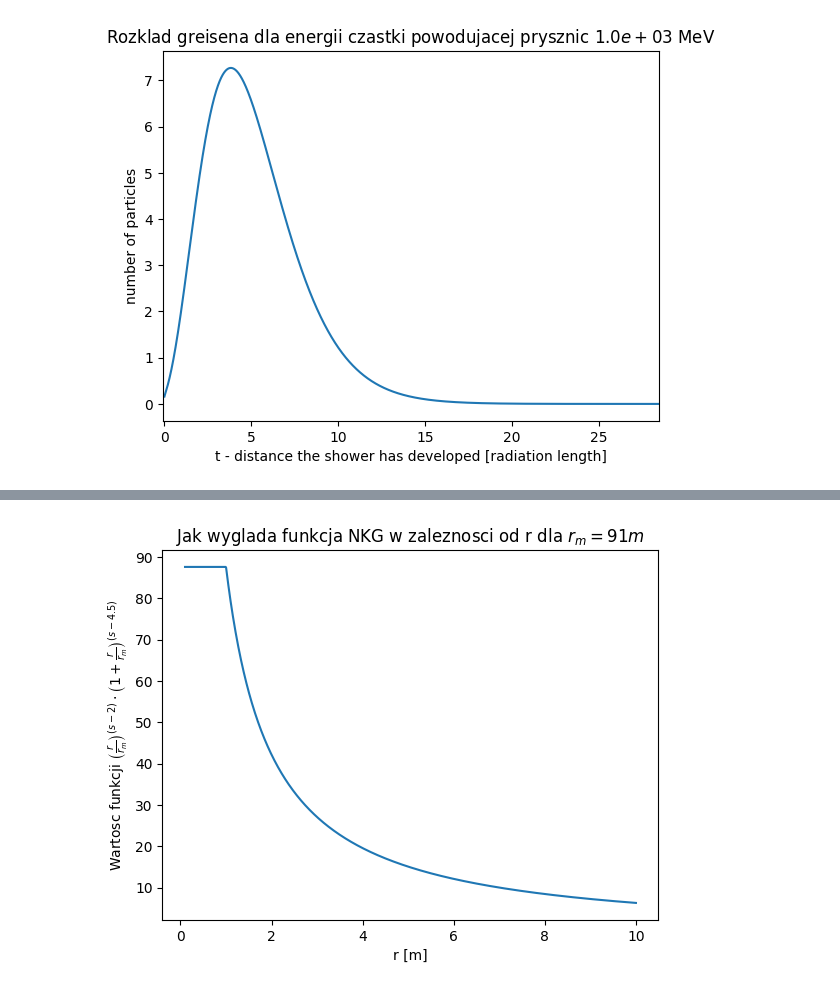
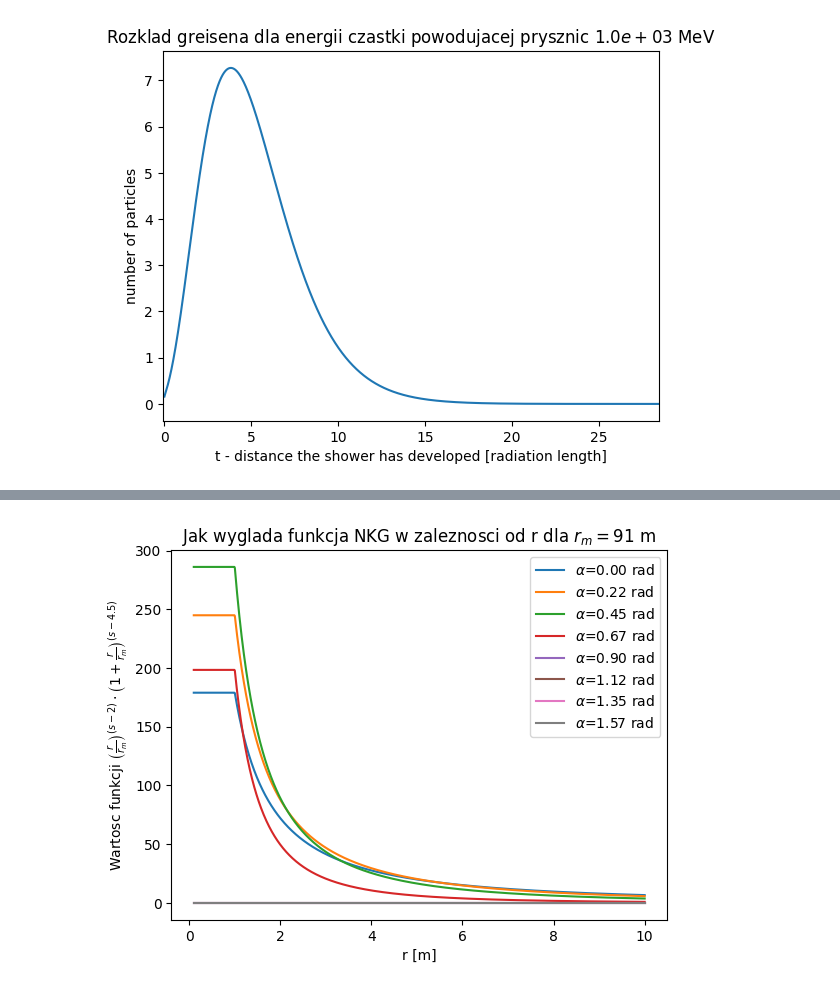
Before and after one commit to kluski777/PraktykiGAN, a Jupyter notebook: walidacja_funkcji.ipynb, the cells around one changed output, grey strips where cells are left out. Drawn from its saved outputs; the diff is of its cells as text; code cells hidden in the pictures.

```diff
--- a/walidacja_funkcji.ipynb
+++ b/walidacja_funkcji.ipynb
@@ -332,18 +247,34 @@ ValueError: The truth value of an array with more than one element is ambiguous.
 # %%
 r_m = 91
 rs = np.linspace(0.1, 10, num=1_000)
 s = 1
 
 f = []
 
-for r in rs:
-    f.append( NKG(r, r_m, s) )
+"""
+    alpha - independent of z
+    theta
+"""
+
+alphas = np.linspace(0, np.pi / 2., num=8)
+theta = 0.7
+phi = 0.0
+
+for alpha in alphas:
+    f.append([])
+    for r in rs:
+        angle_part = np.cos(theta) * (1 - np.tan(alpha) * np.tan(theta) * np.cos(phi))
+        r_current_m = angle_part * r_m
+        s_current = angle_part * s
+        f[-1].append( NKG(r, r_current_m, s_current) )
 
 f = np.array(f)
 plt.title(r'Jak wyglada funkcja NKG w zaleznosci od r dla $r_m = 91$ m')
 plt.xlabel('r [m]')
 plt.ylabel(r'Wartosc funkcji $\left(\frac{r}{r_m}\right)^{(s - 2)} \cdot \left(1 + \frac{r}{r_m}\right)^{(s - 4.5)}$')
-plt.plot(rs, f)
+for i, alpha in enumerate(alphas):
+    plt.plot(rs, f[i], label=rf'$\alpha$={alpha:.2f} rad')
+plt.legend()
 plt.savefig('./Wykresy/Walidacja/NKG.jpg')
 # %% [output]
-[figure, old version]
+[figure, new version]
```
Also changed, not shown: parts of 6 cells of this notebook, 3 other files.
